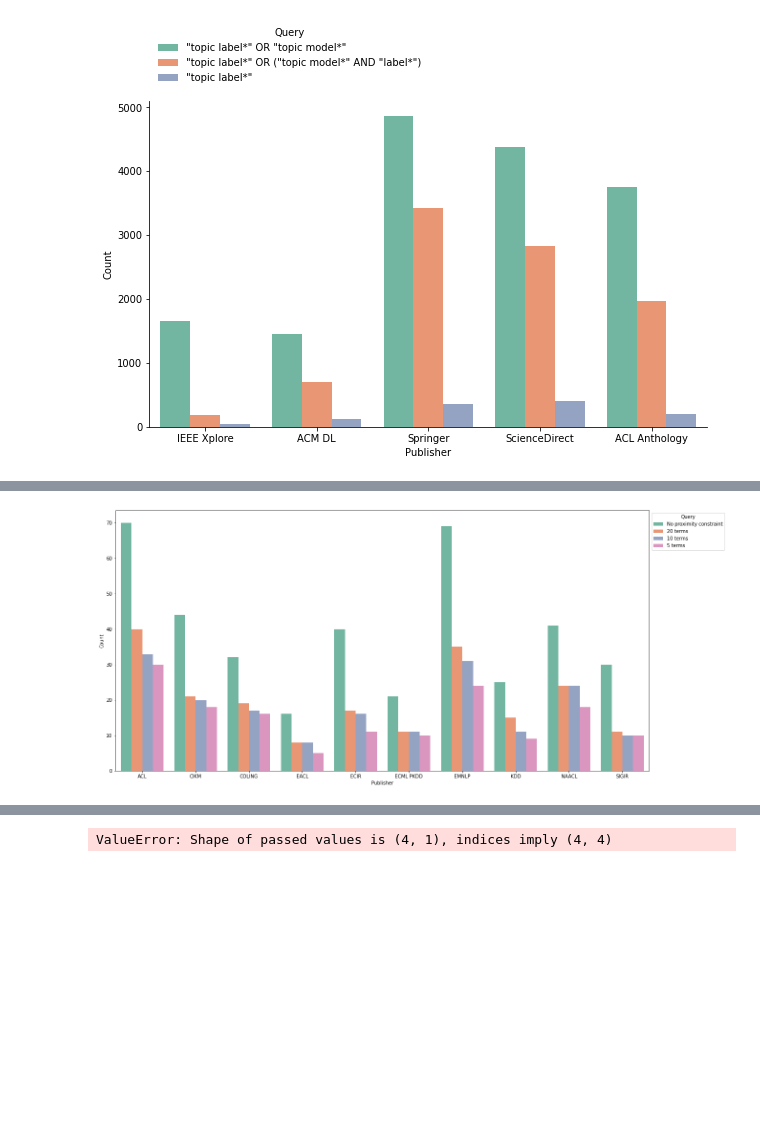
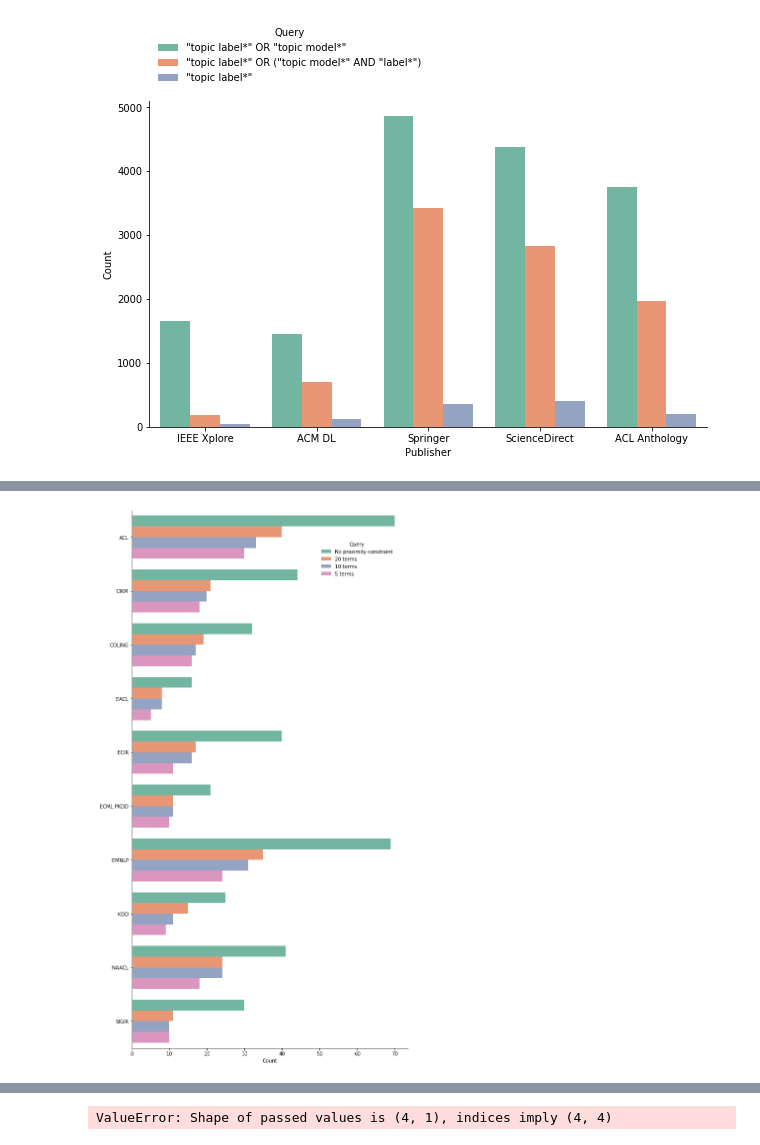
Before and after one commit to iberius96/Msc_Thesis, a Jupyter notebook: Data Visualization/Summary.ipynb, the cells around one changed output, grey strips where cells are left out. Drawn from its saved outputs; the diff is of its cells as text; code cells hidden in the pictures; blank space fills up the shorter version.

```diff
--- a/Data Visualization/Summary.ipynb
+++ b/Data Visualization/Summary.ipynb
@@ -180,32 +167,33 @@ SyntaxError: illegal target for annotation (<ipython-input-5-b408fd248241>, line
 # %%
 dict = {
     "ACL": [70, 40, 33, 30],
     "CIKM": [44, 21, 20, 18],
     "COLING": [32, 19, 17, 16],
     "EACL": [16, 8, 8, 5],
     "ECIR": [40, 17, 16, 11],
     "ECML PKDD": [21, 11, 11, 10],
     "EMNLP": [69, 35, 31, 24],
     "KDD": [25, 15, 11, 9],
     "NAACL": [41, 24, 24, 18],
     "SIGIR": [30, 11, 10, 10]
 }
 
 nr_res = pd.DataFrame(dict)
 df_bar = nr_res.reset_index().melt(id_vars=["index"])
 
-fig, ax = plt.subplots(figsize=(20, 10))
+fig, ax = plt.subplots(figsize=(10, 20))
 sns.set_palette("Set2")
-g = sns.barplot(x="variable", y="value", hue="index", data=df_bar, ax = ax)
+g = sns.barplot(y="variable", x="value", hue="index", data=df_bar, ax = ax)
 
 h, l = g.get_legend_handles_labels()
 g.legend(h, ['No proximity constraint', '20 terms', '10 terms', '5 terms'])
-g.set_xlabel("Publisher")
-g.set_ylabel("Count")
+g.set_xlabel("Count")
+g.set_ylabel("")
 
-sns.move_legend(ax, "upper left", bbox_to_anchor=(1, 1), title='Query')
+sns.move_legend(ax, "upper left", bbox_to_anchor=(0.67, 0.95), title='Query', frameon=False)
+sns.despine()
 # %% [output]
-[figure, old version]
+[figure, new version]
 # %%
 totals = [938, 425, 369, 308]
 
```
Also changed, not shown: parts of 7 cells of this notebook, 7 other files.
